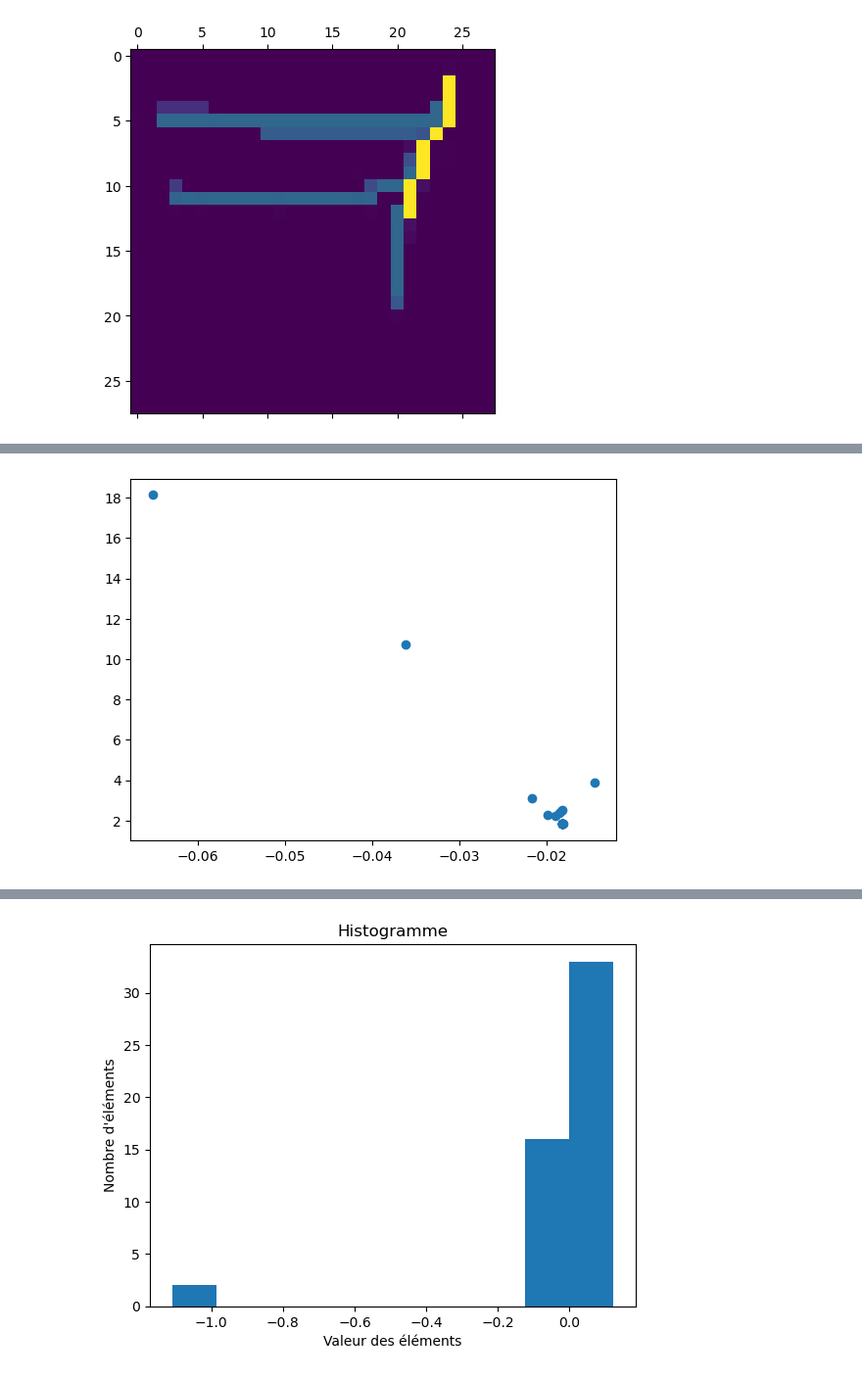
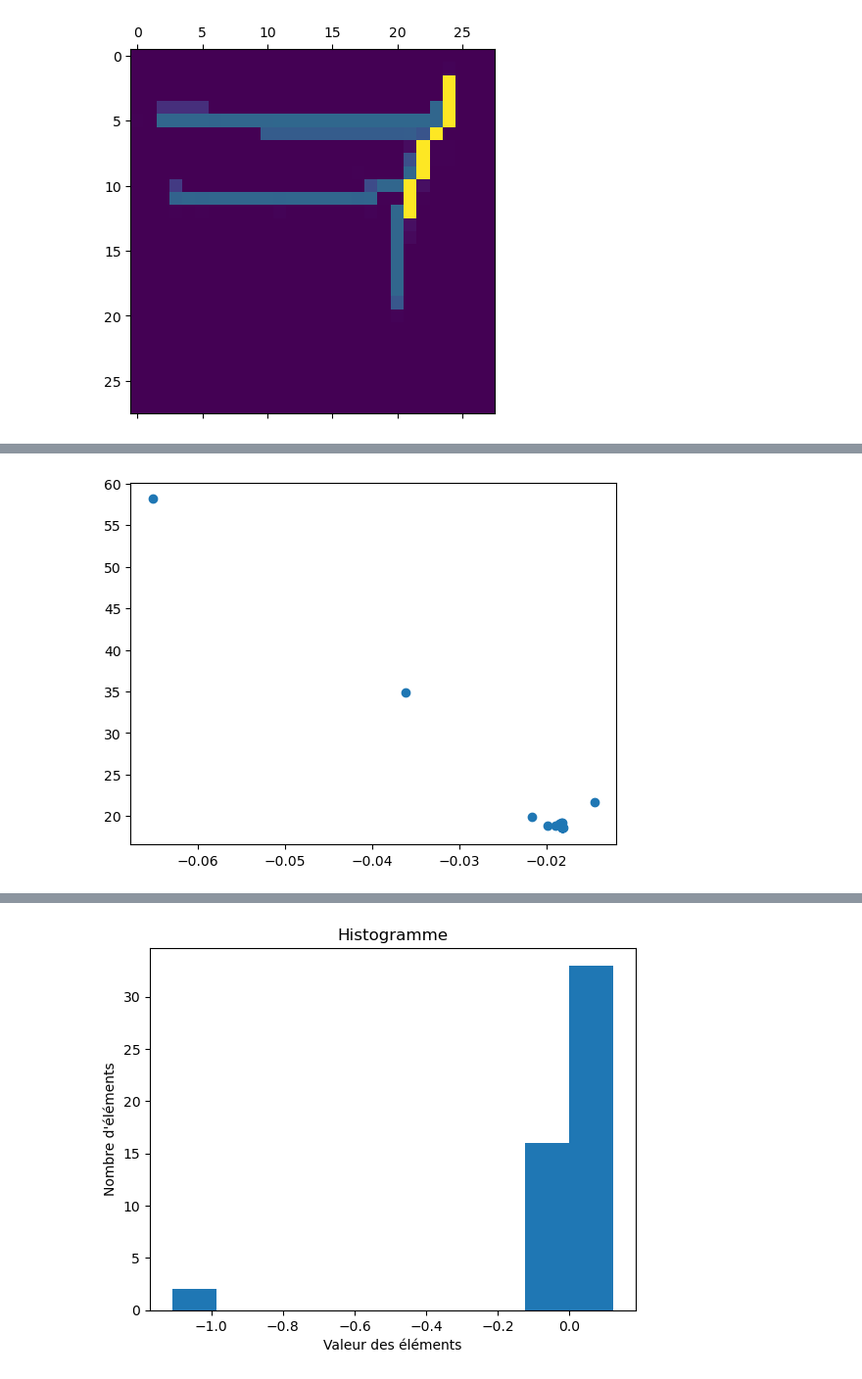
Before and after one commit to oliviermanette/Sentive-One-Shot-Learning-Omniglot, a Jupyter notebook: sandbox metadl/projet article can dynamic neural network improve few shot learning.ipynb, the cells around one changed output, grey strips where cells are left out. Shown at 98% size. Saved outputs shown, nothing was run; the diff lists cells and outputs as text; code cells hidden in the pictures.

```diff
--- a/sandbox metadl/projet article can dynamic neural network improve few shot learning.ipynb
+++ b/sandbox metadl/projet article can dynamic neural network improve few shot learning.ipynb
@@ -194,9 +241,18 @@ def search_best_acc(str_curve, lst_checkpoints, min_acc, max_acc):
 # %%
 # tu récupères le premier neurone courbe
 for nrn in sbrain.nnet[char_id].nrn_tls.lst_nrns:
-    if nrn.neuron["type"] == "sentive_vision_curve":
+    if nrn.neuron["type"] == "sentive_vision_line":
         break
-nrn = nrn.neuron
+nrn_line = nrn.neuron
+
+# tu récupères le neurone courbe associé au nrn_line
+if len(nrn_line["DbConnectivity"]["post_synaptique"])>0:
+    nrn_id = nrn_line["DbConnectivity"]["post_synaptique"][0]
+else:
+    print("ERROR : pas de neurone courbe associé")
+
+nrn = sbrain.nnet[char_id].nrn_tls.get_neuron_from_id(nrn_id)
+
 print("nrn",nrn["_id"])
 # tu récupères le suivant (connexion latérale)
 
@@ -215,26 +271,84 @@ if len(nrn["DbConnectivity"]["lateral_connexion"])>0:
         start = nrn["meta"]["curve"]["starting_point"]
         new_curve["starting_point"] = start
         b_v = nrn["meta"]["curve"]["basis_vector"]
+        # b_v = nrn_line["meta"]["line"]["basis_vector"]
         new_curve["basis_vector"] = b_v
         angl = nrn["meta"]["curve"]["angle"]
         new_curve["angle"] = angl
         acc = (nrn_suivant["meta"]["curve"]["angle"]-nrn["meta"]["curve"]["angle"])/nrn["meta"]["curve"]["nb_iteration"]
+        # acc = 0
         new_curve["acc"] = acc
         n = nrn["meta"]["curve"]["nb_iteration"]
         new_curve["nb_iteration"] = n
         print("new_curve:", new_curve)
-        ck_pts = []
-        ck_pts.append(nrn["meta"]["curve"]["last_position"])
-        ck_pts.append(nrn_suivant["meta"]["curve"]["starting_point"])
-        ck_pts.append(nrn_suivant["meta"]["curve"]["last_position"])
-        print("ck_pts:", ck_pts)
-        results = sbrain.nnet[char_id].nrn_tls.check_curve_geometry(start, b_v, angl, acc, n, ck_pts)
-        print("results:", results, "\n(",np.sum(results),") \n")
+        pixel_points_1 = sbrain.nnet[char_id].nrn_tls.get_list_pixels_coord(nrn["_id"])
+        pixel_points_2 = sbrain.nnet[char_id].nrn_tls.get_list_pixels_coord(nrn_suivant["_id"])
+        pixel_points = np.concatenate((pixel_points_1, pixel_points_2), axis=0)
+
         # recherche dichotomique de l'accélération pour améliorer la géométrie et donc les resultats
-        min_acc = (nrn_suivant["meta"]["curve"]["angle"]-nrn["meta"]["curve"]["angle"])/(nrn["meta"]["curve"]["nb_iteration"] + nrn_suivant["meta"]["curve"]["nb_iteration"])
-        max_acc = (nrn_suivant["meta"]["curve"]["angle"]-nrn["meta"]["curve"]["angle"])
+        min_acc = (nrn_suivant["meta"]["curve"]["angle"]-new_curve["angle"])/(nrn["meta"]["curve"]["nb_iteration"] + nrn_suivant["meta"]["curve"]["nb_iteration"])
+        max_acc = (nrn_suivant["meta"]["curve"]["angle"]-new_curve["angle"])
 
-        print(search_best_acc(new_curve, ck_pts, min_acc, max_acc))
+        # calcule maintenant la meilleure accélération pour passer par les deux segments
+        init_error = sbrain.nnet[char_id].nrn_tls.check_curve_geometry(new_curve["starting_point"], new_curve["basis_vector"], new_curve["angle"], new_curve["acc"], new_curve["nb_iteration"], pixel_points)
+        print("***")
+        print("init_error:", init_error)
+        print("sum init_error:", np.sum(init_error))
+        print("paramètres initiaux:", new_curve["basis_vector"], new_curve["angle"], new_curve["acc"])
+        print("***")
+        print(" --> On recherche la meilleure accélération pour passer par les deux segments:")
+        # calcule maintenant la meilleure accélération pour passer par les deux segments
+        new_acc_1 = search_best_acc(new_curve, pixel_points, min_acc, max_acc)
+
+        error_acc = sbrain.nnet[char_id].nrn_tls.check_curve_geometry(new_curve["starting_point"], new_curve["basis_vector"], new_curve["angle"], new_acc_1, new_curve["nb_iteration"], pixel_points)
+        print("***")
+        print("error_acc:", error_acc)
+        print("sum error_acc:", np.sum(error_acc))
+        print("paramètres finaux:", new_curve["basis_vector"], new_curve["angle"], new_acc_1)
+        print("***")
+
+        print(" --> On recherche le meilleur basis vector et le meilleur angle pour passer par les deux segments:")
+        # basis vector
+        new_curve["basis_vector"] = nrn_line["meta"]["line"]["basis_vector"]
+        # on normalise le basis vector
+        k = np.sqrt(np.power(new_curve["basis_vector"]["x"],2)+np.power(new_curve["basis_vector"]["y"], 2))
+        new_curve["basis_vector"]["x"]= new_curve["basis_vector"]["x"]/k
+        new_curve["basis_vector"]["y"]= new_curve["basis_vector"]["y"]/k
+
+        # angle
+        new_curve["angle"] = search_best_angle(new_curve, pixel_points)
+        print(new_curve["angle"])
+        error_angle = sbrain.nnet[char_id].nrn_tls.check_curve_geometry(new_curve["starting_point"], new_curve["basis_vector"], new_curve["angle"], new_acc_1, new_curve["nb_iteration"], pixel_points)
+        print("***")
+        print("error_angle:", error_angle)
+        print("sum error_angle:", np.sum(error_angle))
+        print("paramètres finaux:", new_curve["basis_vector"], new_curve["angle"], new_acc_1)
+        print("***")
+
+        print(" --> On recherche la meilleure accélération pour passer par les deux segments:")
+        # calcule maintenant la meilleure accélération pour passer par les deux segments
+        new_acc_2 = search_best_acc(new_curve, pixel_points, min_acc, max_acc)
+
+        error_acc = sbrain.nnet[char_id].nrn_tls.check_curve_geometry(new_curve["starting_point"], new_curve["basis_vector"], new_curve["angle"], new_acc_2, new_curve["nb_iteration"], pixel_points)
+        print("***")
+        print("error_acc 2:", error_acc)
+        print("sum error_acc:", np.sum(error_acc))
+        print("paramètres finaux:", new_curve["basis_vector"], new_curve["angle"], new_acc_2)
+        print("***")
+
+        # ck_pts = []
+        # ck_pts.append(nrn["meta"]["curve"]["last_position"])
+        # ck_pts.append(nrn_suivant["meta"]["curve"]["starting_point"])
+        # ck_pts.append(nrn_suivant["meta"]["curve"]["last_position"])
+        # print("ck_pts:", ck_pts)
+        # results = sbrain.nnet[char_id].nrn_tls.check_curve_geometry(start, b_v, angl, acc, n, ck_pts)
+        # print("results:", results, "\n(",np.sum(results),") \n")
+        #
+
+
+        # recherche dichotomique de l'accélération pour améliorer la géométrie et donc les resultats
+        min_acc = (nrn_suivant["meta"]["curve"]["angle"]-new_curve["angle"])/(nrn["meta"]["curve"]["nb_iteration"] + nrn_suivant["meta"]["curve"]["nb_iteration"])
+        max_acc = (nrn_suivant["meta"]["curve"]["angle"]-new_curve["angle"])
 # %% [output]
 nrn 83
 suivant latéral: 96
@@ -251 +367 @@ min acc: -0.018154316644321974 , split acc: -0.018154261414338024 , max acc: -0.
-[figure, old version]
+[figure, new version]
```
Also changed, not shown: parts of 39 cells of this notebook, 2 other files.
